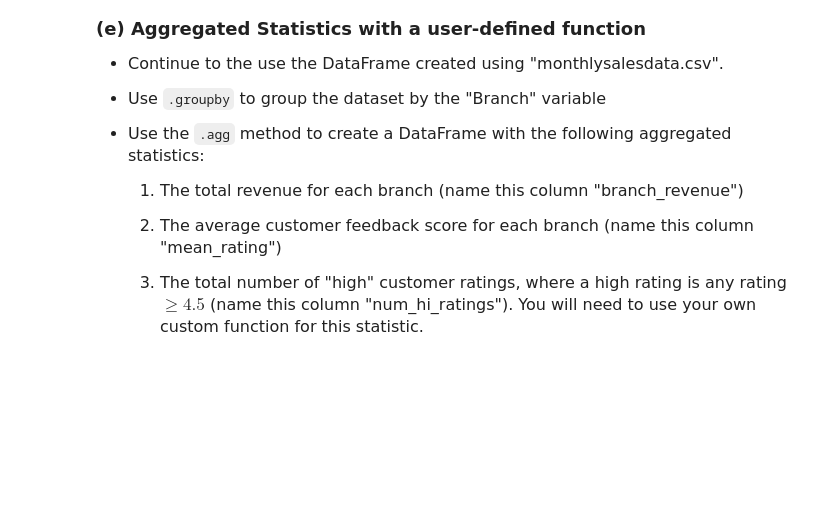
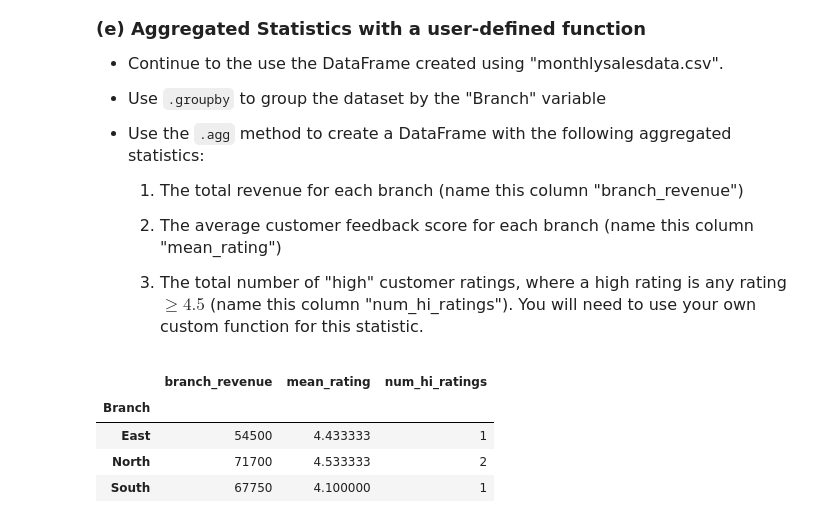
Before and after one commit to amateo6-ant/datasci151fall2026, a Jupyter notebook: _assignments/assignment_9/Assignment9.ipynb, the cells around one changed output. Drawn from its saved outputs; the diff is of its cells as text; code cells hidden in the pictures; blank space fills up the shorter version.

```diff
--- a/_assignments/assignment_9/Assignment9.ipynb
+++ b/_assignments/assignment_9/Assignment9.ipynb
@@ -126,4 +180,18 @@ $$\textrm{cost per rating} = \frac{\textrm{wage in euros}}{\textrm{overall ratin
 
 - Print the resulting DataFrame to the screen. Since the number of units is a whole number, and the mean revenue is in terms of money, ensure the printed DataFrame is rounded to two digits.
 # %%
-# your code here
+# Read in 'monthlysalesdata.csv' file
+sales = pd.read_csv("data/monthlysalesdata.csv")
+
+# Use .groupby to group the dataset by the 'category' variable
+sales_cat = sales.groupby('Category')
+
+# Use .agg method to create a df with aggregated statistics
+category_stats = (
+    sales_cat.agg(
+        total_units = ("Units Sold", "sum"),
+        mean_revenue = ("Revenue ($)", "mean")
+    )
+)
+
+print(category_stats.round(2))
@@ -146,4 +220,23 @@ $$\textrm{cost per rating} = \frac{\textrm{wage in euros}}{\textrm{overall ratin
 
     3. The total number of "high" customer ratings, where a high rating is any rating $\geq 4.5$ (name this column "num_hi_ratings"). You will need to use your own custom function for this statistic.
 # %%
-# your code here
+# Define custom function that sums the number of "high" customer ratings
+def count_high(ratings):
+    return (ratings >= 4.5).sum()
+
+# Use .groupby to group the dataset by the "Branch" variable; use .agg to create df with agg stats
+branch_stats = (
+    sales.groupby("Branch").agg(
+        branch_revenue = ("Revenue ($)", "sum"),
+        mean_rating = ("Customer Feedback (1-5)", "mean"),
+        num_hi_ratings = ("Customer Feedback (1-5)", count_high)
+    )
+)
+
+branch_stats
+# %% [output]
+|  | branch_revenue | mean_rating | num_hi_ratings |
+| Branch |  |  |  |
+| East | 54500 | 4.433333 | 1 |
+| North | 71700 | 4.533333 | 2 |
+| South | 67750 | 4.100000 | 1 |
```
Also changed, not shown: parts of 4 cells of this notebook.
